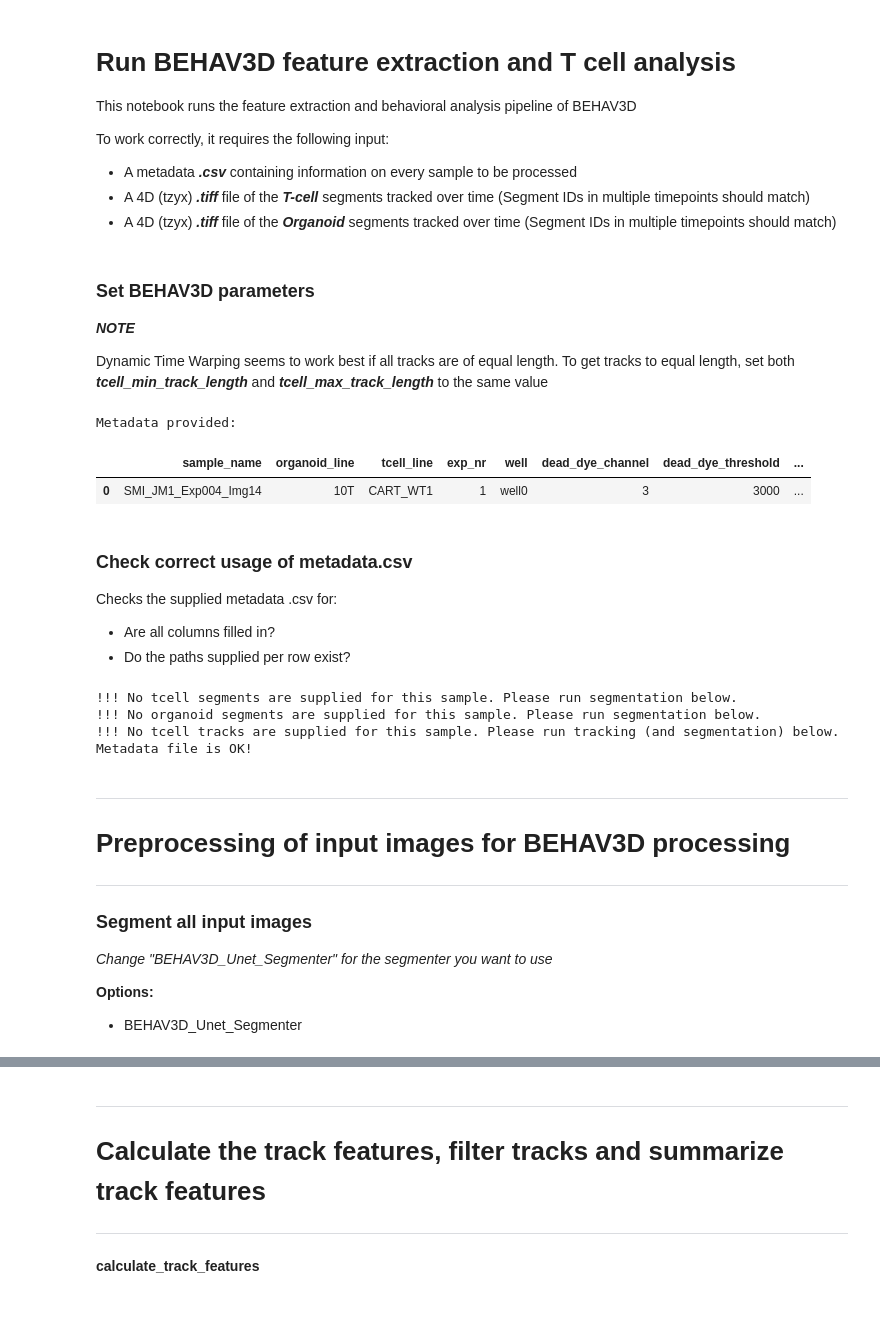
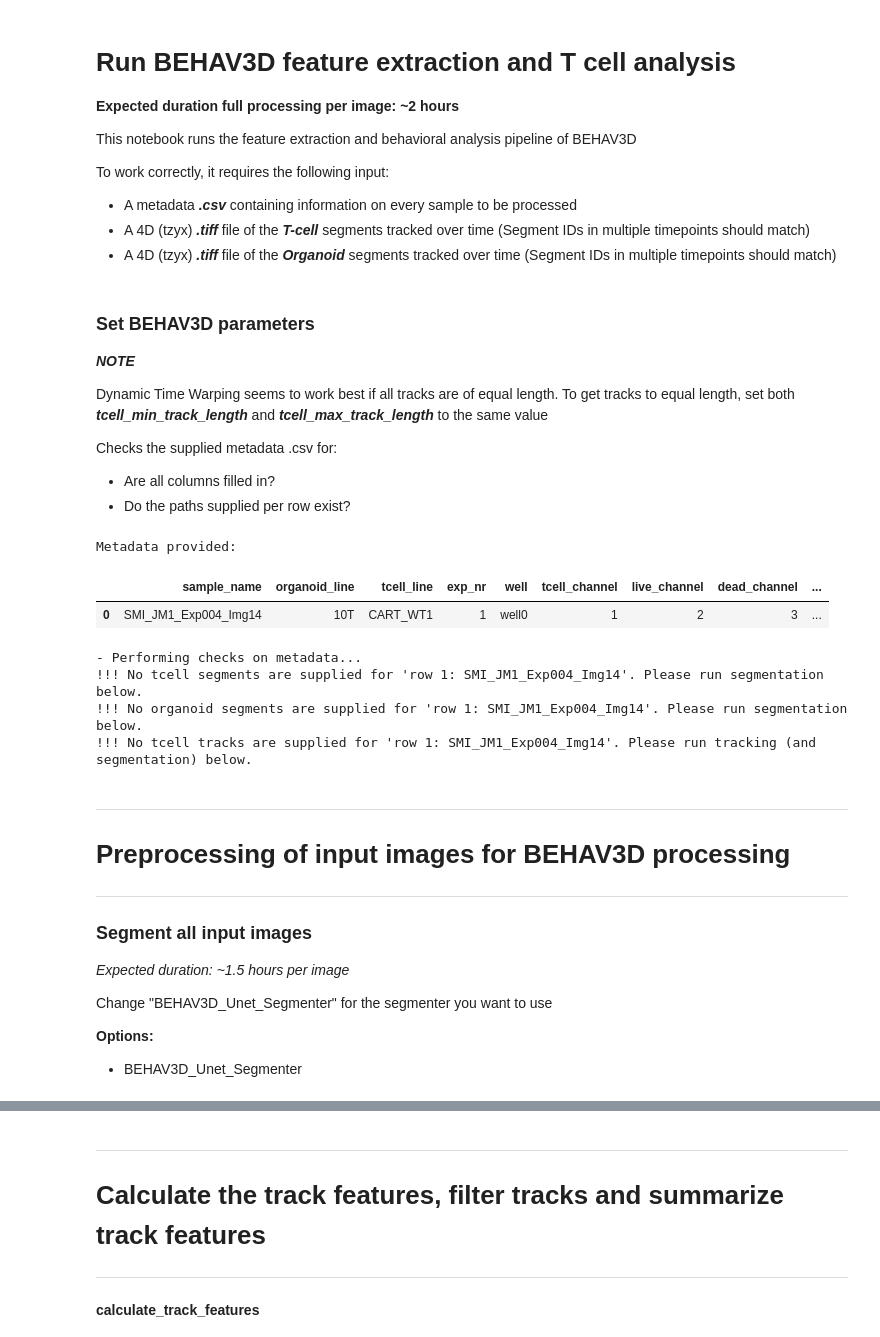
Before and after one commit to imAIgene-Dream3D/BEHAV3D, a Jupyter notebook: notebooks/run_behav3d.ipynb, the cells around one changed output, grey strips where cells are left out. Cells and saved outputs as stored; diff of their text form; code cells hidden in the pictures; blank space fills up the shorter version.

Commit message:
Integrated segmentation and tracking into the pipeline

```diff
--- a/notebooks/run_behav3d.ipynb
+++ b/notebooks/run_behav3d.ipynb
@@ -1,5 +1,7 @@
 # %% [markdown]
 # Run BEHAV3D feature extraction and T cell analysis
+
+**Expected duration full processing per image: ~2 hours**
 
 This notebook runs the feature extraction and behavioral analysis pipeline of BEHAV3D
 
@@ -27,6 +30,10 @@ from pathlib import Path
 ***NOTE***
 
 Dynamic Time Warping seems to work best if all tracks are of equal length. To get tracks to equal length, set both ***tcell_min_track_length*** and ***tcell_max_track_length*** to the same value
+
+Checks the supplied metadata .csv for:
+- Are all columns filled in?
+- Do the paths supplied per row exist?
 # %%
 ### Path for the output files generated by the pipeline
 output_dir = r"/Volumes/T7_Sam/BHVD_BEHAV3D/BEHAV3D_python/test"
@@ -46,67 +53,43 @@ tcell_exp_duration = 300
 tcell_min_track_length = 30
 ### Maximum track length to take into analysis. Cut longer tracks to the length defined below
 ######### Shortens tracks so that tracks of same length could be compared
 tcell_max_track_length = 100
 
 #########################################################
 ### (Optional) parameters for behavioural clustering  ###
 #########################################################
 
 ### Decrease for more resolution in the UMAP
 umap_minimal_distance = 0.1
 ### Increase if you have a larger number of cells
 umap_n_neighbors = 5
 ### Change to decrease/increase the number of clusters
 nr_of_clusters = 6
 
 ### The features to used in the Dynamic Time Warping to compare the tracks
 dtw_features = [
     "z_mean_square_displacement",
     "z_speed",
     "z_mean_dead_dye",
     "tcell_contact",
     "organoid_contact"
     ]
 
 
 ### Read in the metadata file and display it
-metadata = pd.read_csv(metadata_csv_path)
+metadata = load_behav3d_metadata(metadata_csv_path)
 print("Metadata provided:")
-metadata
+display(metadata)
+print("- Performing checks on metadata...")
+check_behav3d_metadata(metadata)
 # %% [output]
 Metadata provided:
-|  | sample_name | organoid_line | tcell_line | exp_nr | well | dead_dye_channel | dead_dye_threshold | ... |
-| 0 | SMI_JM1_Exp004_Img14 | 10T | CART_WT1 | 1 | well0 | 3 | 3000 | ... |
+|  | sample_name | organoid_line | tcell_line | exp_nr | well | tcell_channel | live_channel | dead_channel | ... |
+| 0 | SMI_JM1_Exp004_Img14 | 10T | CART_WT1 | 1 | well0 | 1 | 2 | 3 | ... |
+- Performing checks on metadata...
+!!! No tcell segments are supplied for 'row 1: SMI_JM1_Exp004_Img14'. Please run segmentation below.
+!!! No organoid segments are supplied for 'row 1: SMI_JM1_Exp004_Img14'. Please run segmentation below.
+!!! No tcell tracks are supplied for 'row 1: SMI_JM1_Exp004_Img14'. Please run tracking (and segmentation) below.
-# %% [markdown]
-### Check correct usage of metadata.csv
-
-Checks the supplied metadata .csv for:
-- Are all columns filled in?
-- Do the paths supplied per row exist?
-# %%
-assert not any(metadata.drop(columns=["tcell_segments_path", "organoid_segments_path", "tcell_tracks_csv"]).isna().any()), "Some column values have not been supplied. Make sure you correctly supply values for all columns in the metadata .csv"
-
-for rowidx, sample_metadata in metadata.iterrows():
-    sample_name = sample_metadata['sample_name']
-    assert Path(sample_metadata["raw_image_path"]).exists(), f"The image_path supplied for Row {rowidx+1} '{sample_name}' does not exist"
-    if not pd.isna(sample_metadata["tcell_segments_path"]):
-        assert Path(sample_metadata["tcell_segments_path"]).exists(), f"The tcell_segments_path supplied for Row {rowidx+1} '{sample_name}' does not exist"
-    else:
-        print("!!! No tcell segments are supplied for this sample. Please run segmentation below.")
-    if not pd.isna(sample_metadata["organoid_segments_path"]):
-        assert Path(sample_metadata["organoid_segments_path"]).exists(), f"The organoid_segments_path supplied for Row {rowidx+1} '{sample_name}' does not exist"
-    else:
-        print("!!! No organoid segments are supplied for this sample. Please run segmentation below.")
-    if not pd.isna(sample_metadata["tcell_tracks_csv"]):
-        assert Path(sample_metadata["tcell_tracks_csv"]).exists(), f"The tcell_tracks_csv supplied for Row {rowidx+1} '{sample_name}' does not exist"
-    else:
-        print("!!! No tcell tracks are supplied for this sample. Please run tracking (and segmentation) below.")
-print("Metadata file is OK!")
-# %% [output]
-!!! No tcell segments are supplied for this sample. Please run segmentation below.
-!!! No organoid segments are supplied for this sample. Please run segmentation below.
-!!! No tcell tracks are supplied for this sample. Please run tracking (and segmentation) below.
-Metadata file is OK!
 # %% [markdown]
 ---
 
@@ -115,8 +98,9 @@ Metadata file is OK!
 ---
 
 ### Segment all input images
+*Expected duration: ~1.5 hours per image*
 
-*Change "BEHAV3D_Unet_Segmenter" for the segmenter you want to use*
+Change "BEHAV3D_Unet_Segmenter" for the segmenter you want to use
 
 **Options:**
 - BEHAV3D_Unet_Segmenter
```
Also changed, not shown: parts of 9 cells of this notebook, 12 other files.
